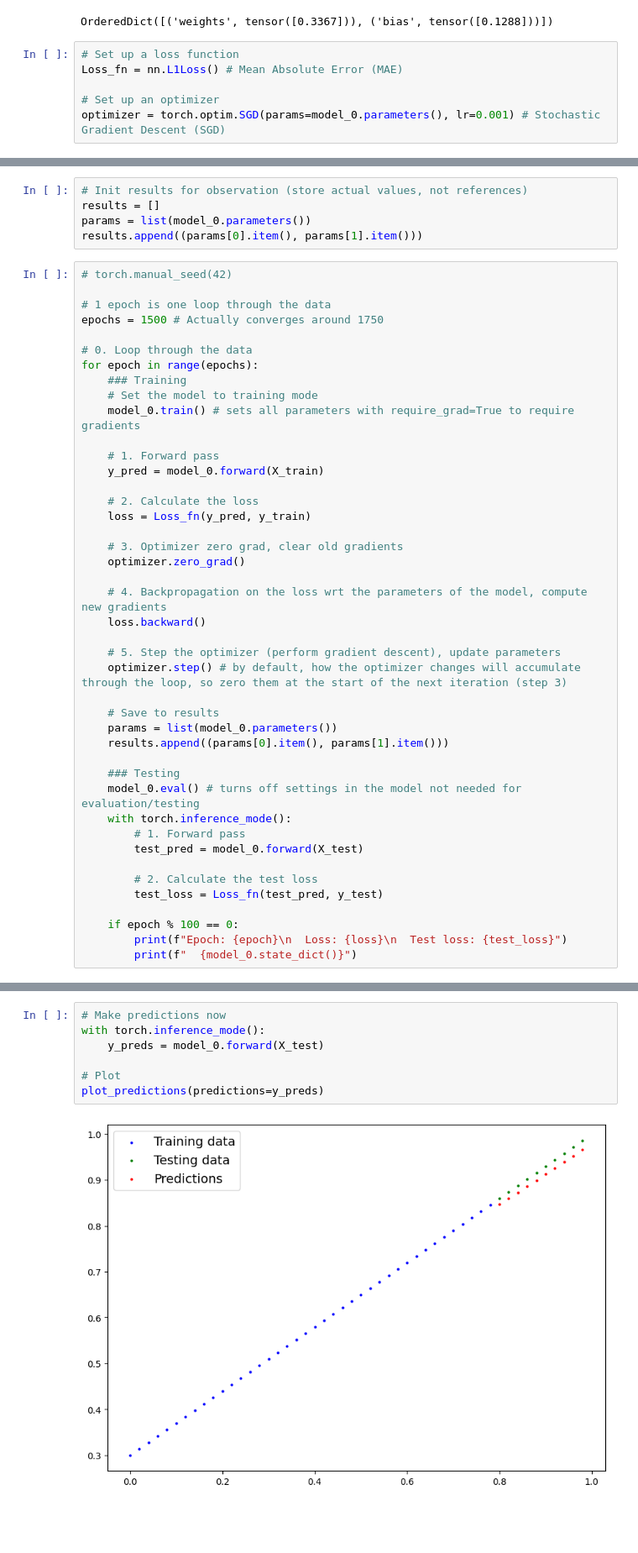
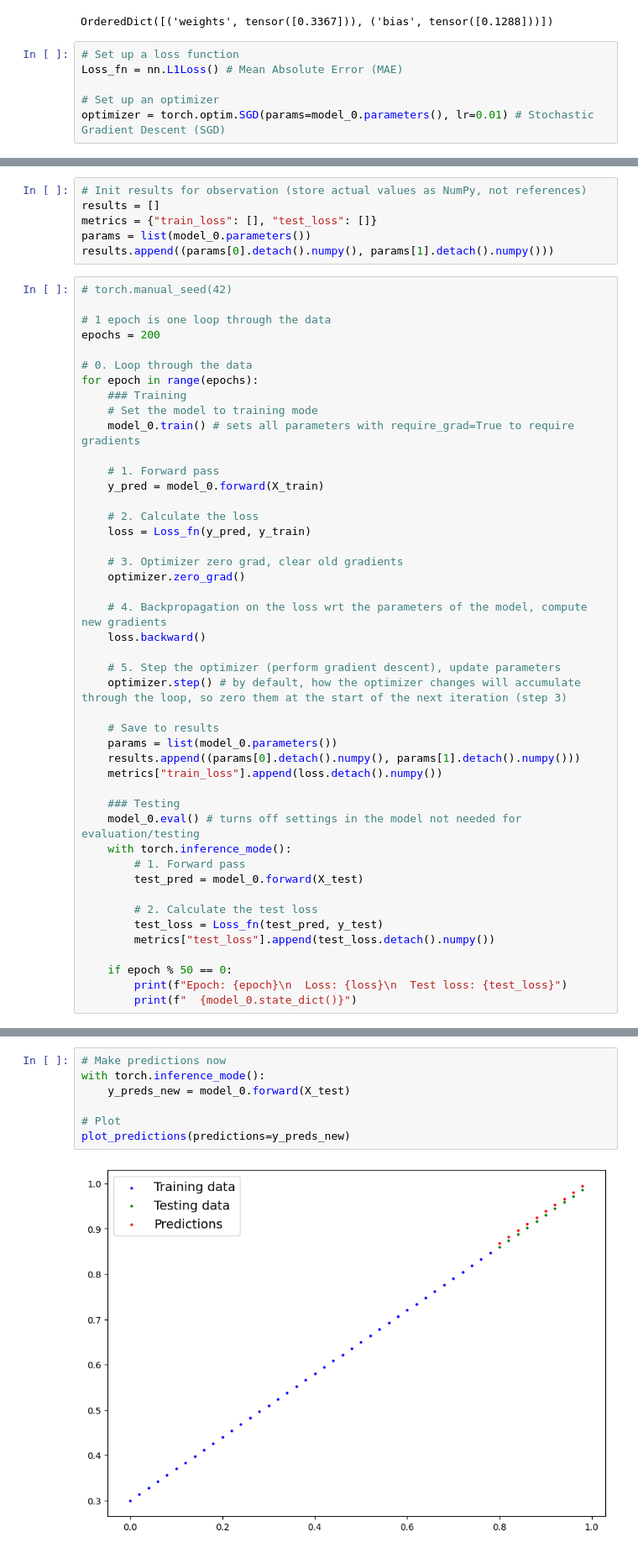
Before and after one commit to arkaseth/PyTorch-practice, a Jupyter notebook: 1PyTorch_workflow.ipynb, the cells around one changed output, grey strips where cells are left out. Shown at 84% size. Drawn from its saved outputs; the diff is of its cells as text; blank space fills up the shorter version.

Commit message:
plot loss values and some more cleanup

```diff
--- a/1PyTorch_workflow.ipynb
+++ b/1PyTorch_workflow.ipynb
@@ -257,7 +257,7 @@ OrderedDict([('weights', tensor([0.3367])), ('bias', tensor([0.1288]))])
 Loss_fn = nn.L1Loss() # Mean Absolute Error (MAE)
 
 # Set up an optimizer
-optimizer = torch.optim.SGD(params=model_0.parameters(), lr=0.001) # Stochastic Gradient Descent (SGD)
+optimizer = torch.optim.SGD(params=model_0.parameters(), lr=0.01) # Stochastic Gradient Descent (SGD)
 # %% [markdown]
 ### Building training loop and testing loop in PyTorch
 
@@ -270,15 +270,16 @@ What we need in training loop:
 4. Loss backward - move backwards through the network to calculate the gradients of each of the parameters of our model with respect to the loss (**backpropagation**)
 5. Optimizer step - Use the optimizer to adjust our model's parameter to try and improve the loss (**gradient descent**)
 # %%
-# Init results for observation (store actual values, not references)
+# Init results for observation (store actual values as NumPy, not references)
 results = []
+metrics = {"train_loss": [], "test_loss": []}
 params = list(model_0.parameters())
-results.append((params[0].item(), params[1].item()))
+results.append((params[0].detach().numpy(), params[1].detach().numpy()))
 # %%
 # torch.manual_seed(42)
 
 # 1 epoch is one loop through the data
-epochs = 1500 # Actually converges around 1750
+epochs = 200
 
 # 0. Loop through the data
 for epoch in range(epochs):
@@ -303,7 +304,8 @@ for epoch in range(epochs):
 
     # Save to results
     params = list(model_0.parameters())
-    results.append((params[0].item(), params[1].item()))
+    results.append((params[0].detach().numpy(), params[1].detach().numpy()))
+    metrics["train_loss"].append(loss.detach().numpy())
 
     ### Testing
     model_0.eval() # turns off settings in the model not needed for evaluation/testing
@@ -313,8 +315,9 @@ for epoch in range(epochs):
 
         # 2. Calculate the test loss
         test_loss = Loss_fn(test_pred, y_test)
+        metrics["test_loss"].append(test_loss.detach().numpy())
 
-    if epoch % 100 == 0:
+    if epoch % 50 == 0:
         print(f"Epoch: {epoch}\n  Loss: {loss}\n  Test loss: {test_loss}")
         print(f"  {model_0.state_dict()}")
 # %% [output]
@@ -365,9 +356,9 @@ Target: weight=0.7, bias=0.3
 # %%
 # Make predictions now
 with torch.inference_mode():
-    y_preds = model_0.forward(X_test)
+    y_preds_new = model_0.forward(X_test)
 
 # Plot
-plot_predictions(predictions=y_preds)
+plot_predictions(predictions=y_preds_new)
 # %% [output]
-[figure, old version]
+[figure, new version]
```
Also changed, not shown: parts of 3 cells of this notebook.
